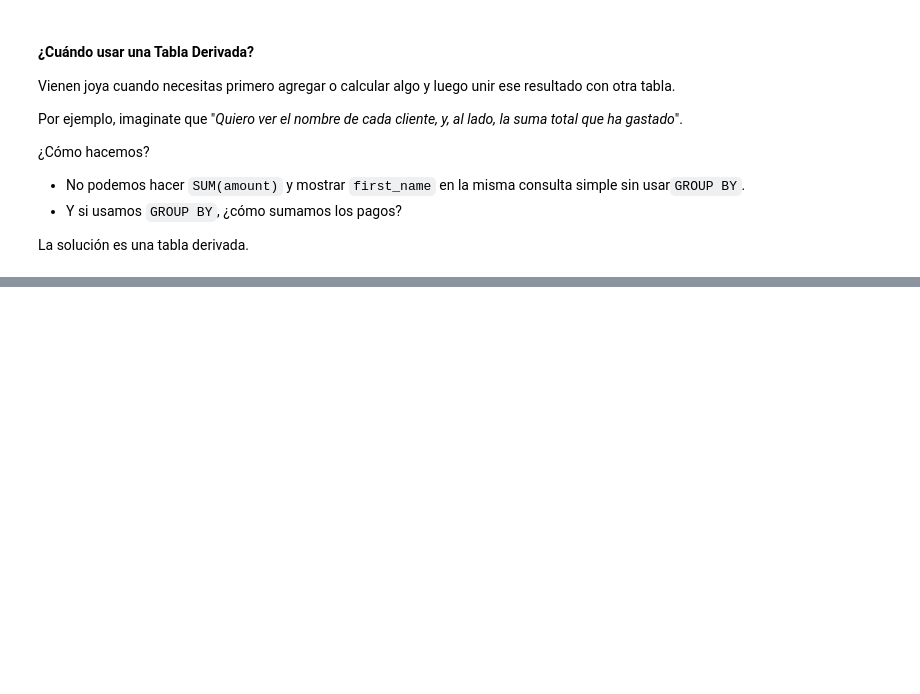
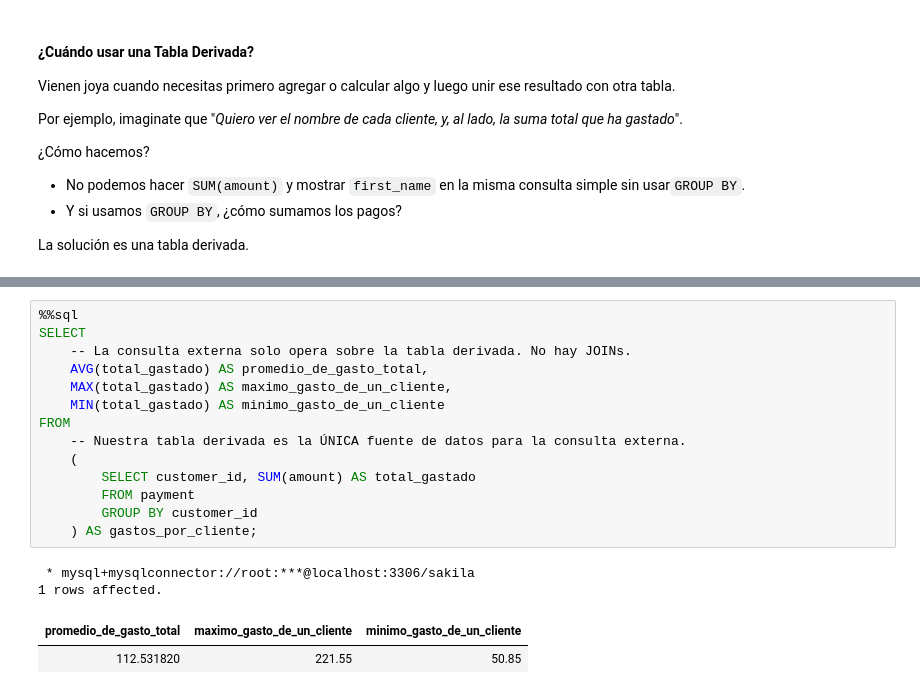
Before and after one commit to stefaema/PracticandoBBDD, a Jupyter notebook: select-study/03.combining.ipynb, the cells around one changed output, grey strips where cells are left out. Saved outputs shown, nothing was run; the diff lists cells and outputs as text; blank space fills up the shorter version.

```diff
--- a/select-study/03.combining.ipynb
+++ b/select-study/03.combining.ipynb
@@ -304,0 +423,19 @@ LIMIT 5;
+# %%
+%%sql
+SELECT
+    -- La consulta externa solo opera sobre la tabla derivada. No hay JOINs.
+    AVG(total_gastado) AS promedio_de_gasto_total,
+    MAX(total_gastado) AS maximo_gasto_de_un_cliente,
+    MIN(total_gastado) AS minimo_gasto_de_un_cliente
+FROM
+    -- Nuestra tabla derivada es la ÚNICA fuente de datos para la consulta externa.
+    (
+        SELECT customer_id, SUM(amount) AS total_gastado
+        FROM payment
+        GROUP BY customer_id
+    ) AS gastos_por_cliente;
+# %% [output]
+ * mysql+mysqlconnector://root:***@localhost:3306/sakila
+1 rows affected.
+| promedio_de_gasto_total | maximo_gasto_de_un_cliente | minimo_gasto_de_un_cliente |
+| 112.531820 | 221.55 | 50.85 |
```
Also changed, not shown: parts of 21 cells of this notebook.
